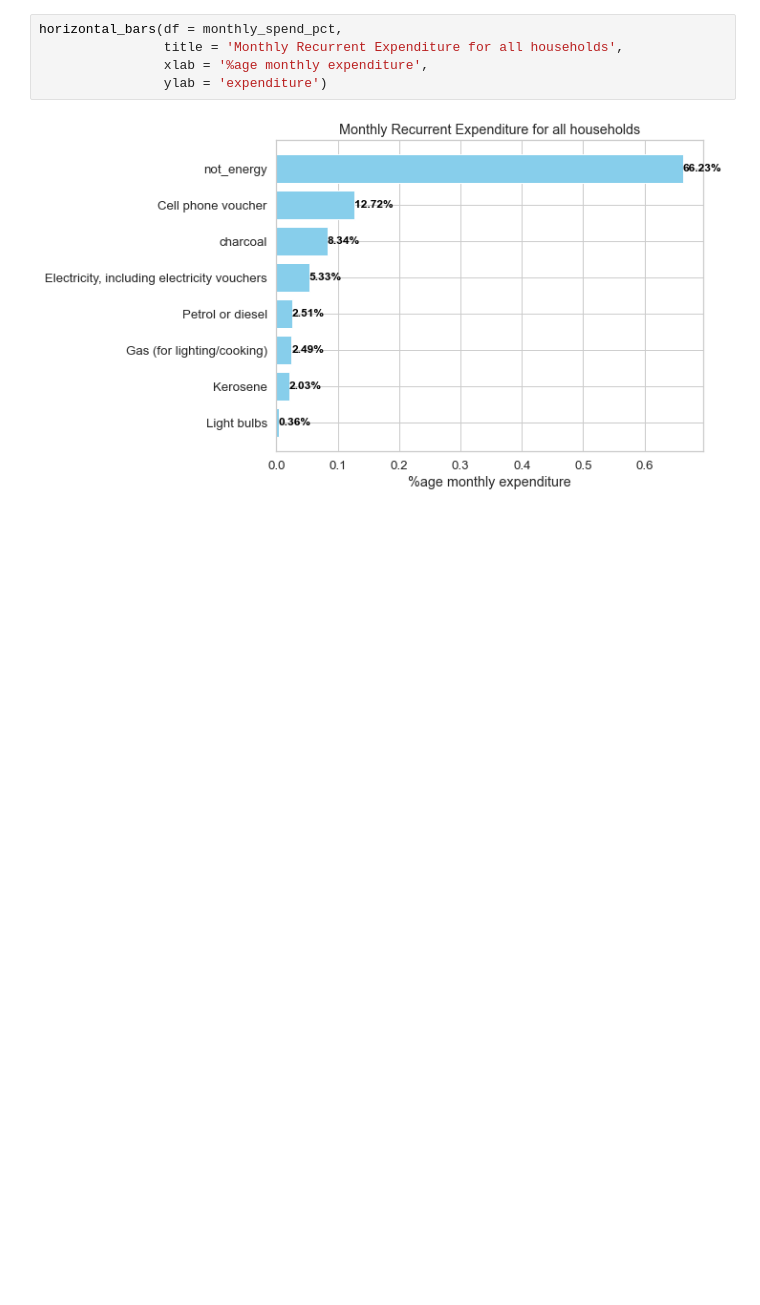
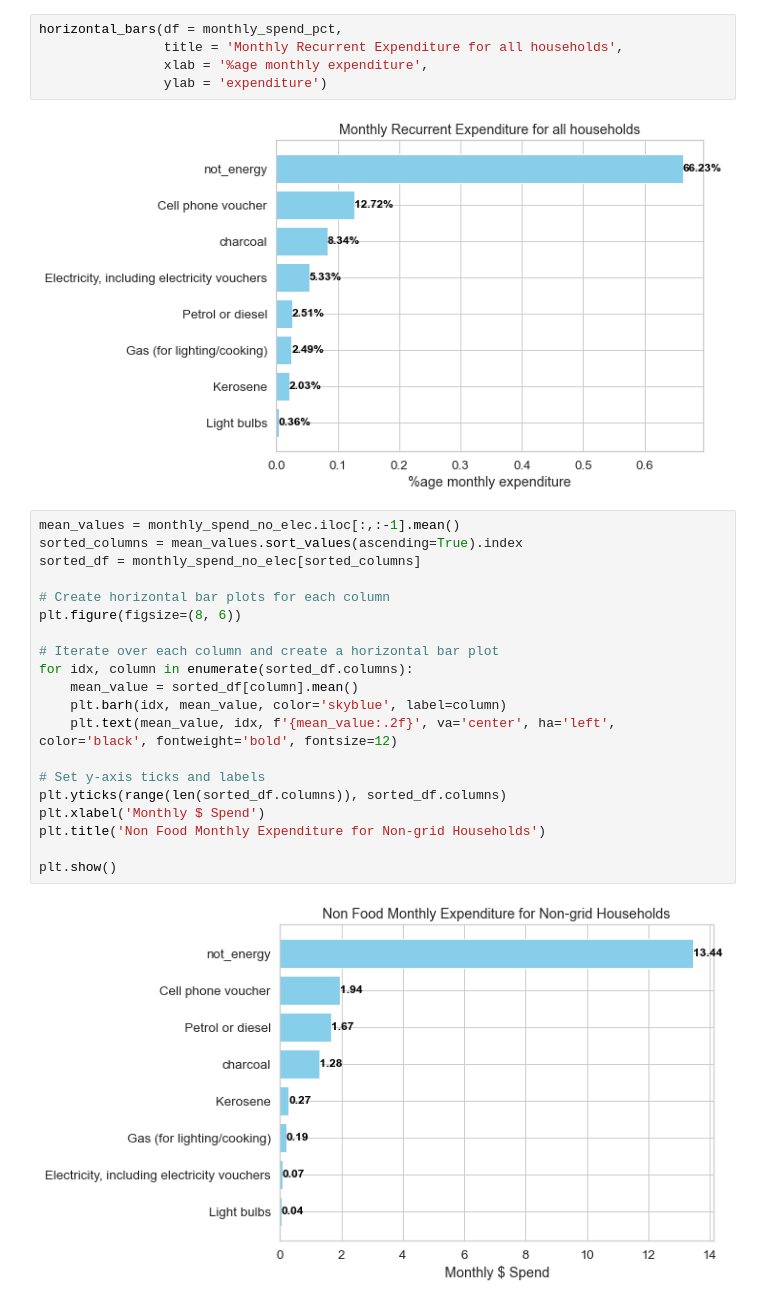
Before and after one commit to whitehackr/solar_tz, a Jupyter notebook: data_and_analysis/survey_review_.ipynb, the cells around one changed output. Saved outputs shown, nothing was run; the diff lists cells and outputs as text; blank space fills up the shorter version.

```diff
--- a/data_and_analysis/survey_review_.ipynb
+++ b/data_and_analysis/survey_review_.ipynb
@@ -756,3 +761,25 @@ horizontal_bars(df = monthly_spend_pct,
                 ylab = 'expenditure')
 # %% [output]
 [figure]
+# %%
+mean_values = monthly_spend_no_elec.iloc[:,:-1].mean()
+sorted_columns = mean_values.sort_values(ascending=True).index
+sorted_df = monthly_spend_no_elec[sorted_columns]
+
+# Create horizontal bar plots for each column
+plt.figure(figsize=(8, 6))
+
+# Iterate over each column and create a horizontal bar plot
+for idx, column in enumerate(sorted_df.columns):
+    mean_value = sorted_df[column].mean()
+    plt.barh(idx, mean_value, color='skyblue', label=column)
+    plt.text(mean_value, idx, f'{mean_value:.2f}', va='center', ha='left', color='black', fontweight='bold', fontsize=12)
+
+# Set y-axis ticks and labels
+plt.yticks(range(len(sorted_df.columns)), sorted_df.columns)
+plt.xlabel('Monthly $ Spend')
+plt.title('Non Food Monthly Expenditure for Non-grid Households')
+
+plt.show()
+# %% [output]
+[figure, added]
```
Also changed, not shown: parts of 5 cells of this notebook.
